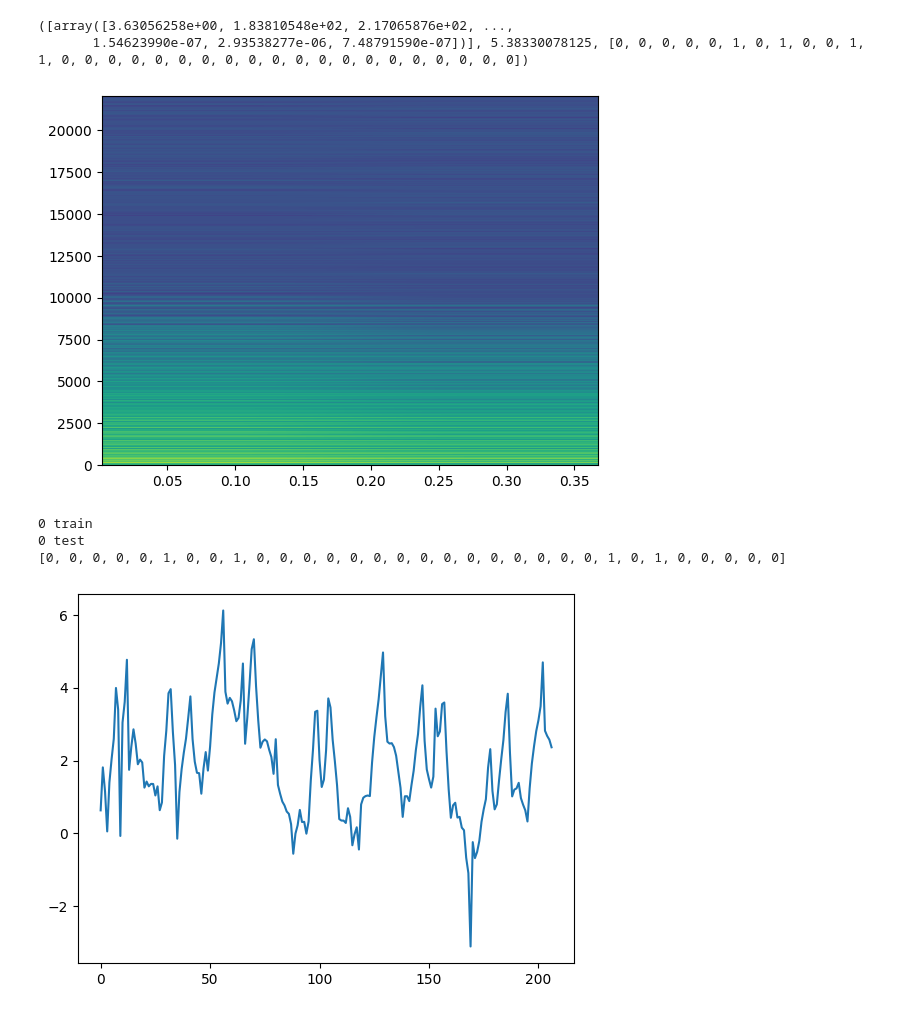
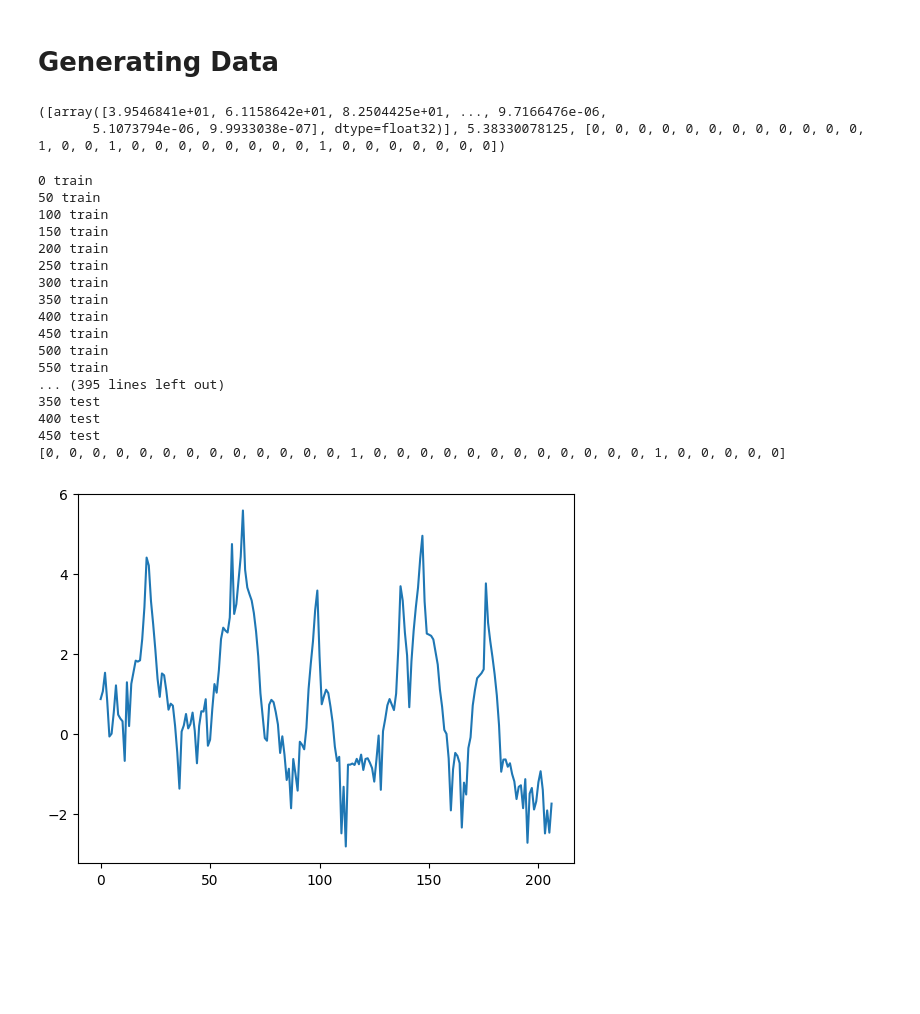
Before and after one commit to arthurbright/ChordAnalysis, a Jupyter notebook: test.ipynb, the cells around one changed output. Cells and saved outputs as stored; diff of their text form; code cells hidden in the pictures; blank space fills up the shorter version.

```diff
--- a/test.ipynb
+++ b/test.ipynb
@@ -9,9 +10,11 @@ import pickle
 from random import randrange
 import scipy
 import math
+# %% [markdown]
+# Generating Data
 # %%
 #generate random chord with 1-6 notes
-maxNotes = 6
+maxNotes = 4
 noise_power = 70 #add white noise
 
 #22 = G2, 53 = D5    D5 freq = 587, G2 freq = 98   (limit freqs?)
@@ -70,9 +73,16 @@ def gencols(numcols):
 # %%
 print(gencols(1))
 # %% [output]
-([array([3.63056258e+00, 1.83810548e+02, 2.17065876e+02, ...,
-       1.54623990e-07, 2.93538277e-06, 7.48791590e-07])], 5.38330078125, [0, 0, 0, 0, 0, 1, 0, 1, 0, 0, 1, 1, 0, 0, 0, 0, 0, 0, 0, 0, 0, 0, 0, 0, 0, 0, 0, 0, 0, 0, 0, 0])
+([array([3.9546841e+01, 6.1158642e+01, 8.2504425e+01, ..., 9.7166476e-06,
+       5.1073794e-06, 9.9933038e-07], dtype=float32)], 5.38330078125, [0, 0, 0, 0, 0, 0, 0, 0, 0, 0, 0, 0, 1, 0, 0, 1, 0, 0, 0, 0, 0, 0, 0, 0, 1, 0, 0, 0, 0, 0, 0, 0])
-[figure, removed]
+# %%
+#data will have 1-6 note chords, only containing notes from G2 to D5 (inclusive)
+numtrain = 20000
+numtest = 500
+
+minfreq = 95
+maxfreq = 1200
+numcolsPerSample = 1
 # %%
 #create and serialize data
 xtrain = []
@@ -80,51 +90,58 @@ ytrain = []
 xtest = []
 ytest = []
 
-#data will have 1-6 note chords, only containing notes from G2 to D5 (inclusive)
-numtrain = 1
-numtest = 1
-
-minfreq = 95
-maxfreq = 1200
-numcolsPerSample = 1
-
 
 def normalize(arr):
-    ##TODO LOGARIZE + NORMALIZE DATA
     return np.log10(arr)
-
 
 
 for i in range(math.ceil(numtrain/numcolsPerSample)):
     columns, basefreq, ans = gencols(numcolsPerSample)
     for col in columns:
         #trim the desired frequncies
         lowerindex = math.floor(minfreq/basefreq)
         upperindex = math.ceil(maxfreq/basefreq)
         xtrain.append(normalize(col[lowerindex:upperindex + 1]))
     ytrain.append(ans)
-    print(str(i) + " train")
+    if(i % 50 == 0): print(str(i) + " train")
 
 for i in range(math.ceil(numtest/numcolsPerSample)):
     columns, basefreq, ans = gencols(numcolsPerSample)
     for col in columns:
         #trim the desired frequncies
         lowerindex = math.floor(minfreq/basefreq)
         upperindex = math.ceil(maxfreq/basefreq)
         xtest.append(normalize(col[lowerindex:upperindex + 1]))
     ytest.append(ans)
-    print(str(i) + " test")
+    if(i % 50 == 0): print(str(i) + " test")
 
 
 folder = "trainingdata/"
 pickle.dump(xtrain, open(folder + "xtrain.p", "wb"))
+pickle.dump(ytrain, open(folder + "ytrain.p", "wb"))
+pickle.dump(xtest, open(folder + "xtest.p", "wb"))
+pickle.dump(ytest, open(folder + "ytest.p", "wb"))
 plt.plot(xtrain[0])
 print(ytrain[0])
 # %% [output]
 0 train
-0 test
-[0, 0, 0, 0, 0, 1, 0, 0, 1, 0, 0, 0, 0, 0, 0, 0, 0, 0, 0, 0, 0, 0, 0, 0, 1, 0, 1, 0, 0, 0, 0, 0]
+50 train
+100 train
+150 train
+200 train
+250 train
+300 train
+350 train
+400 train
+450 train
+500 train
+550 train
+... (395 lines left out)
+350 test
+400 test
+450 test
+[0, 0, 0, 0, 0, 0, 0, 0, 0, 0, 0, 0, 0, 1, 0, 0, 0, 0, 0, 0, 0, 0, 0, 0, 0, 0, 1, 0, 0, 0, 0, 0]
-[figure, old version]
+[figure, new version]
 # %%
 data = pickle.load(open(folder + "xtrain.p", "rb"))
 plt.plot(data[0])
```
Also changed, not shown: parts of 7 cells of this notebook, 4 other files.
